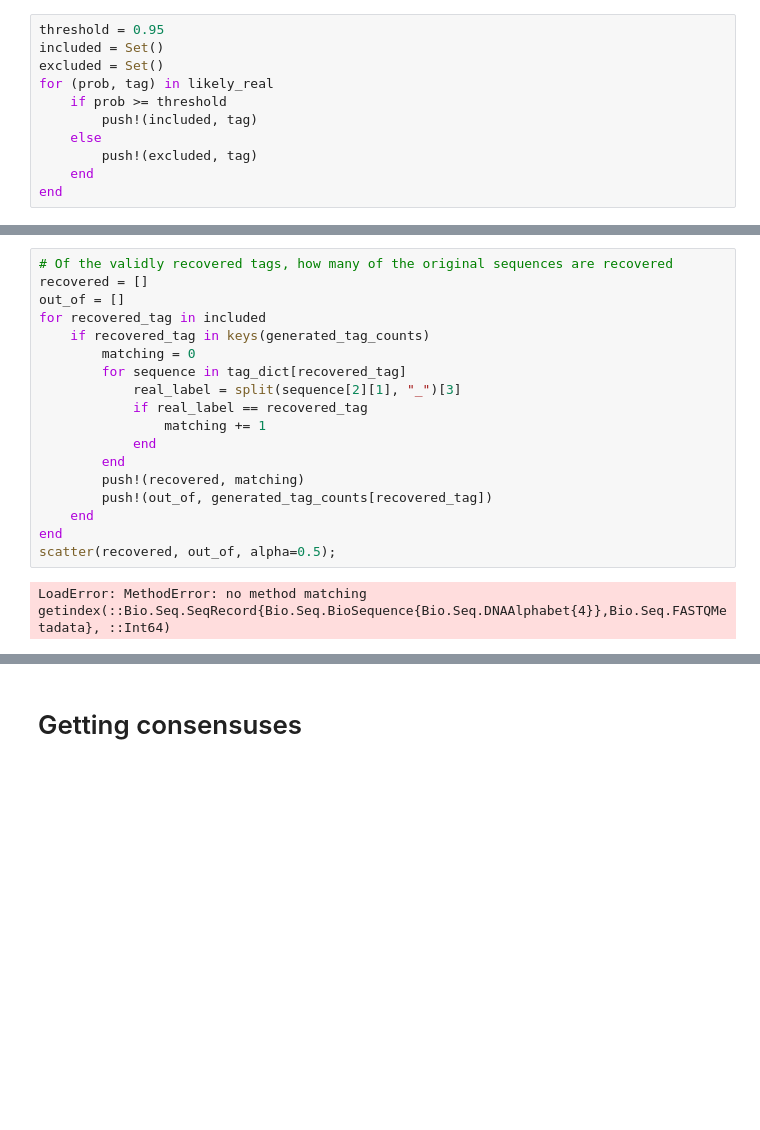
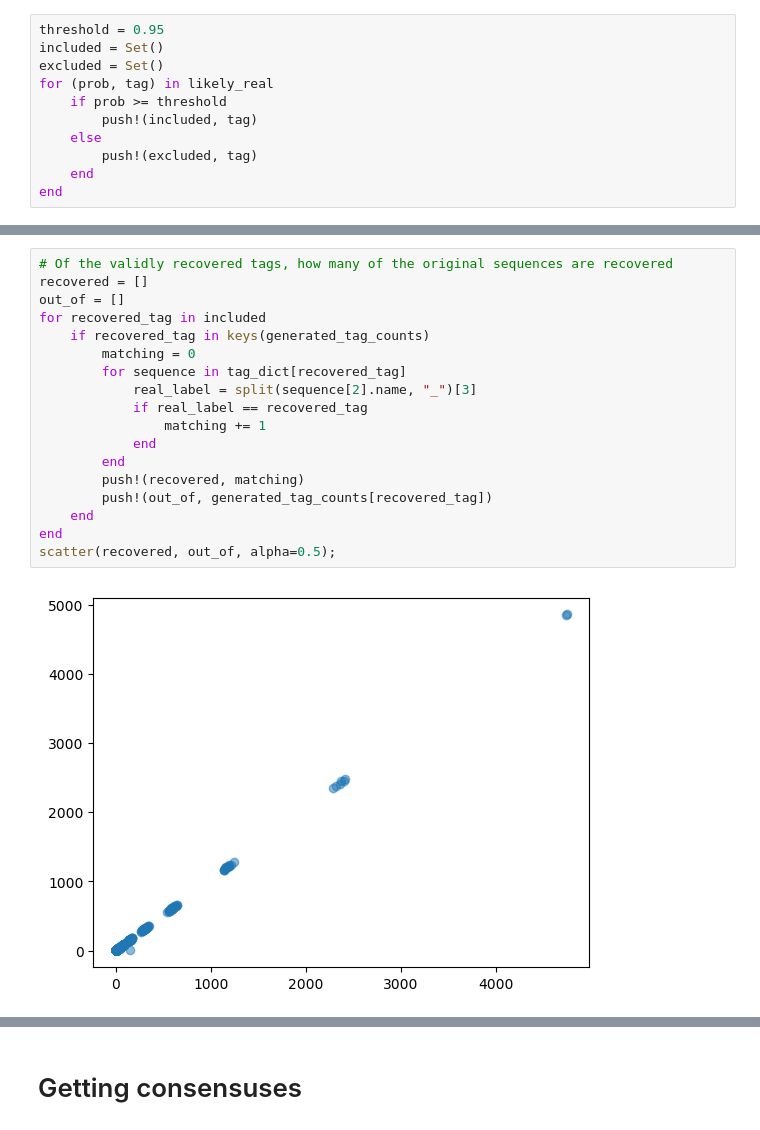
Before and after one commit to HughMurrell/PORPID.jl, a Jupyter notebook: SimulatingWithBensSimulation+Binning+Resolving+Graph.ipynb, the cells around one changed output, grey strips where cells are left out. Cells and saved outputs as stored; diff of their text form; blank space fills up the shorter version.

```diff
--- a/SimulatingWithBensSimulation+Binning+Resolving+Graph.ipynb
+++ b/SimulatingWithBensSimulation+Binning+Resolving+Graph.ipynb
@@ -507,23 +495,23 @@ Of the 1049 recovered tags, 815 were valid, with a false positive rate of 22.307
 # %%
 # Of the validly recovered tags, how many of the original sequences are recovered
 recovered = []
 out_of = []
 for recovered_tag in included
     if recovered_tag in keys(generated_tag_counts)
         matching = 0
         for sequence in tag_dict[recovered_tag]
-            real_label = split(sequence[2][1], "_")[3]
+            real_label = split(sequence[2].name, "_")[3]
             if real_label == recovered_tag
                 matching += 1
             end
         end
         push!(recovered, matching)
         push!(out_of, generated_tag_counts[recovered_tag])
     end
 end
 scatter(recovered, out_of, alpha=0.5);
 # %% [output]
-LoadError: MethodError: no method matching getindex(::Bio.Seq.SeqRecord{Bio.Seq.BioSequence{Bio.Seq.DNAAlphabet{4}},Bio.Seq.FASTQMetadata}, ::Int64)
+[figure, added]
 # %%
 # Of the validly recovered tags, how many mismatched sequences are included
 for recovered_tag in included
```
Also changed, not shown: parts of 20 cells of this notebook.
